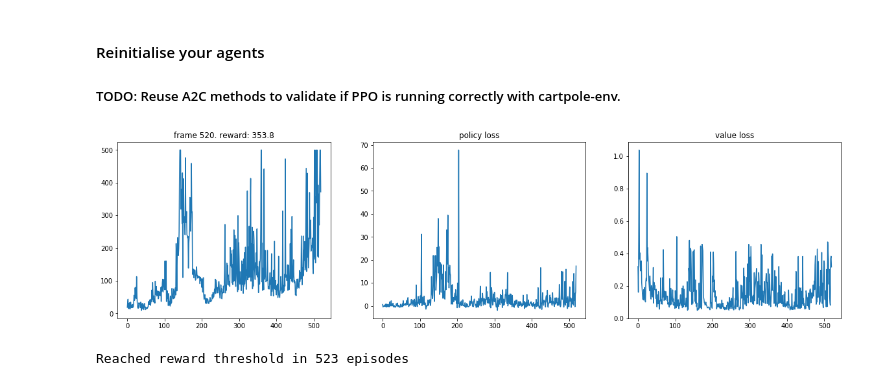
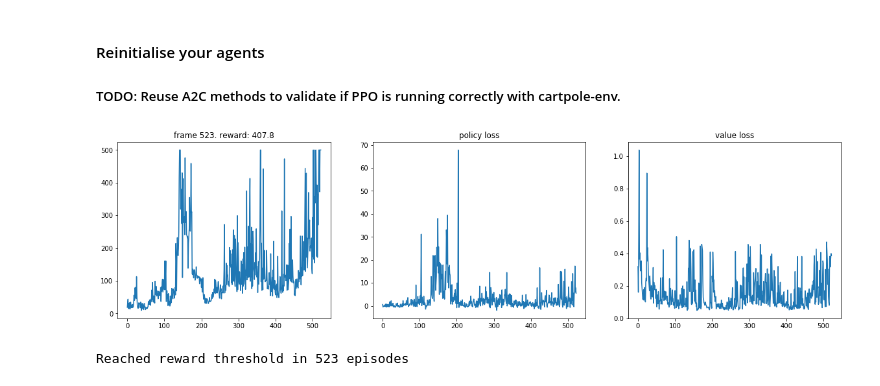
Before and after one commit to pockeleewout/RL_Lab, a Jupyter notebook: lab_session8/Cartpole/A2C_PPO.ipynb, the cells around one changed output. Cells and saved outputs as stored; diff of their text form; code cells hidden in the pictures.

```diff
--- a/lab_session8/Cartpole/A2C_PPO.ipynb
+++ b/lab_session8/Cartpole/A2C_PPO.ipynb
@@ -442,6 +442,7 @@ for episode in range(1, MAX_EPISODES+1):
         plot(episode, train_rewards, policy_losses, value_losses)
 
     if mean_test_rewards >= REWARD_THRESHOLD:
+        plot(episode, train_rewards, policy_losses, value_losses)
 
         print(f'Reached reward threshold in {episode} episodes')
 
@@ -584,32 +585,33 @@ PPO_CLIP = 0.2
 
 policy_losses = []
 value_losses = []
 train_rewards = []
 test_rewards = []
 
 for episode in range(1, MAX_EPISODES+1):
 
     policy_loss, value_loss, train_reward = train_ppo(train_env, agent, optimizer, DISCOUNT_FACTOR, PPO_STEPS, PPO_CLIP)
 
     test_reward = evaluate(eval_env, agent)
 
     train_rewards.append(train_reward)
     test_rewards.append(test_reward)
     policy_losses.append(policy_loss)
     value_losses.append(value_loss)
 
 
     mean_train_rewards = np.mean(train_rewards[-N_TRIALS:])
     mean_test_rewards = np.mean(test_rewards[-N_TRIALS:])
 
     if episode % 10 == 0:
         plot(episode, train_rewards, policy_losses, value_losses)
 
     if mean_test_rewards >= REWARD_THRESHOLD:
+        plot(episode, train_rewards, policy_losses, value_losses)
 
         print(f'Reached reward threshold in {episode} episodes')
 
         break
 # %% [output]
-[figure, old version]
+[figure, new version]
 Reached reward threshold in 523 episodes
```
Also changed, not shown: parts of 1 cell of this notebook, 7 other files.
